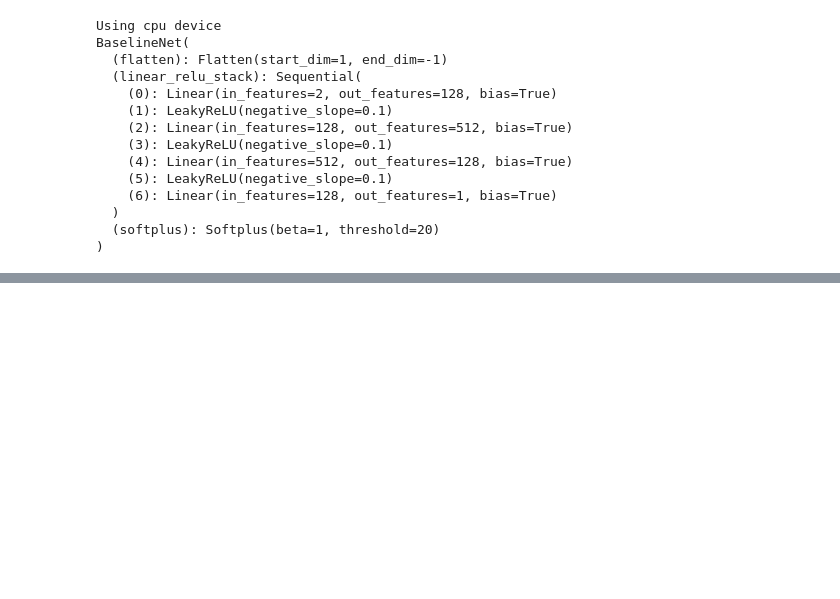
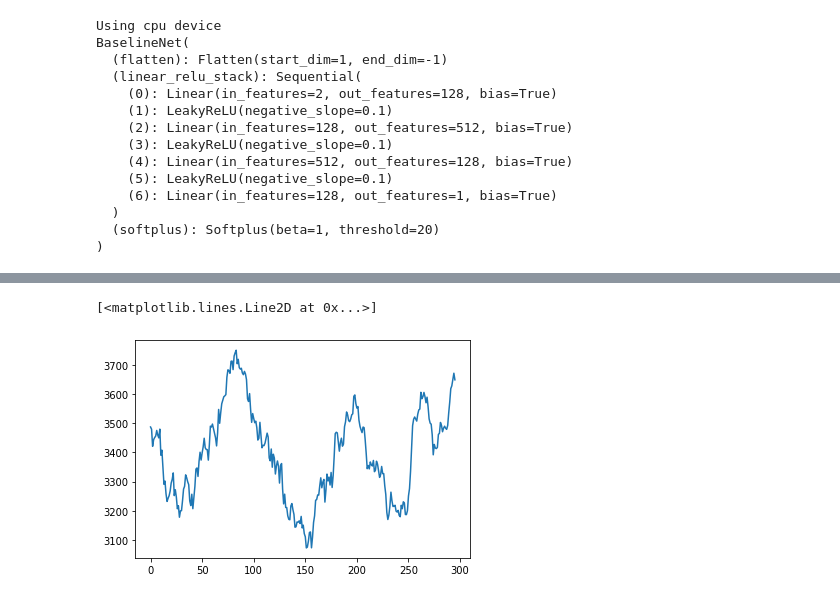
Before and after one commit to Antares01/NNs_for_option_pricing_semester_project, a Jupyter notebook: nikkei-options-dataset.ipynb, the cells around one changed output, grey strips where cells are left out. Saved outputs shown, nothing was run; the diff lists cells and outputs as text; code cells hidden in the pictures; blank space fills up the shorter version.

```diff
--- a/nikkei-options-dataset.ipynb
+++ b/nikkei-options-dataset.ipynb
@@ -236,3 +268,9 @@ plt.plot(range(len(running_loss_average[-500:])), running_loss_average[-500:])
+# %%
+running_loss_average_eq = uniform_filter1d(loss_history_eq, size=50)
+plt.plot(range(len(running_loss_average_eq[-300:])), running_loss_average_eq[-300:])
+# %% [output]
+[<matplotlib.lines.Line2D at 0x...>]
+[figure, added]
 # %%
 x = torch.Tensor(np.arange(0.001, 20, 0.01)).to(device).unsqueeze(-1)
 p = np.array(model(x).detach())
```
Also changed, not shown: parts of 10 cells of this notebook.
